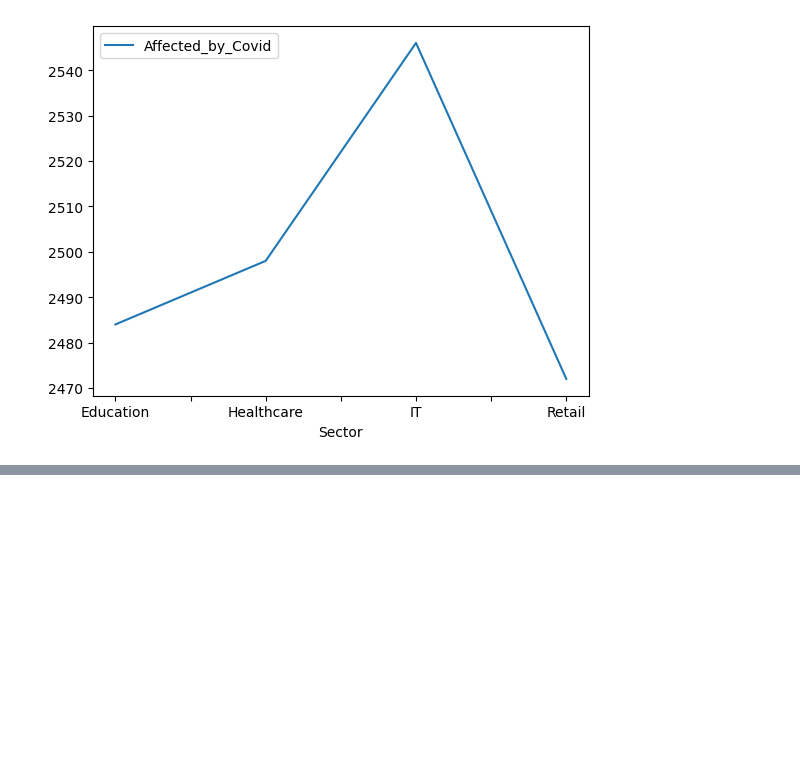
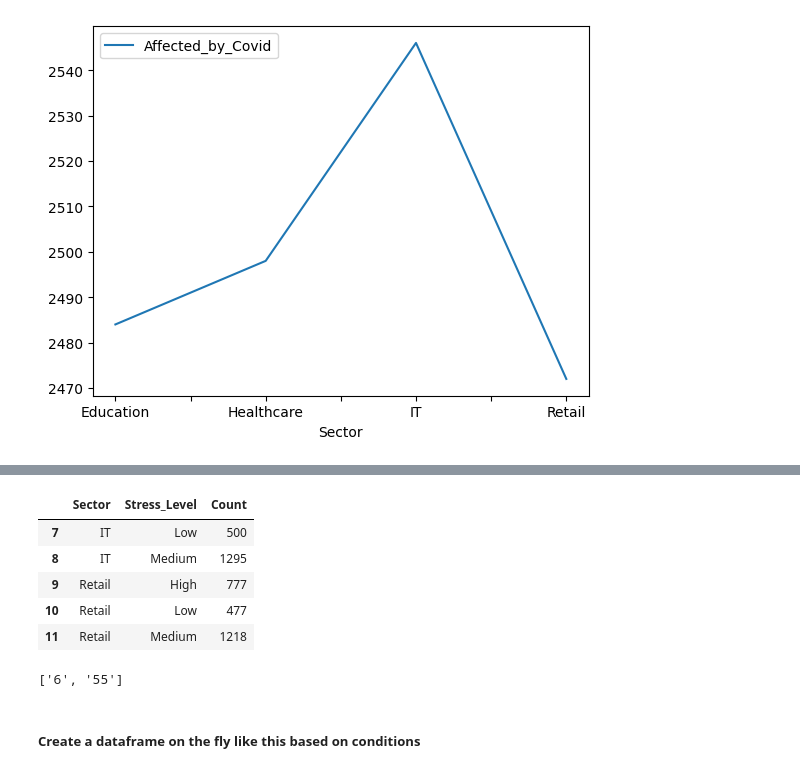
Before and after one commit to shankverma/Python, a Jupyter notebook: corona_analysis.ipynb, the cells around one changed output, grey strips where cells are left out. Saved outputs shown, nothing was run; the diff lists cells and outputs as text; code cells hidden in the pictures; blank space fills up the shorter version.

```diff
--- a/corona_analysis.ipynb
+++ b/corona_analysis.ipynb
@@ -60,0 +163,14 @@ plt.show()
+# %%
+# Use Size instead of count to count grouped values
+
+df_stress_sector = df[['Sector', 'Stress_Level']].groupby(['Sector', 'Stress_Level']).size().reset_index(name ='Count')
+# %%
+#df_stress_sector = df_stress_sector.reset_index()
+df_stress_sector.tail()
+# %% [output]
+|  | Sector | Stress_Level | Count |
+| 7 | IT | Low | 500 |
+| 8 | IT | Medium | 1295 |
+| 9 | Retail | High | 777 |
+| 10 | Retail | Low | 477 |
+| 11 | Retail | Medium | 1218 |
@@ -60,0 +181,7 @@ plt.show()
+# %%
+# This results in a list with two items 6, 55
+'6 55'.split()
+# %% [output]
+['6', '55']
+# %% [markdown]
+##### Create a dataframe on the fly like this based on conditions
```
Also changed, not shown: parts of 15 cells of this notebook, 1 other file.
